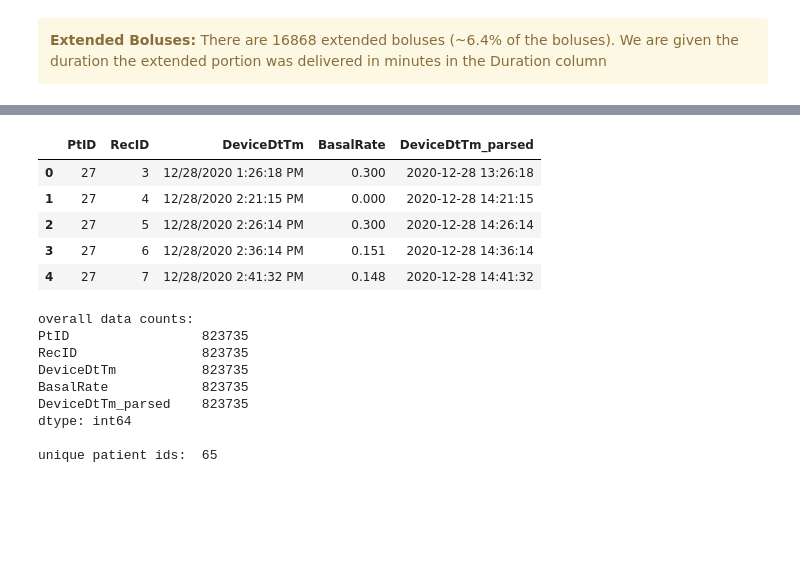
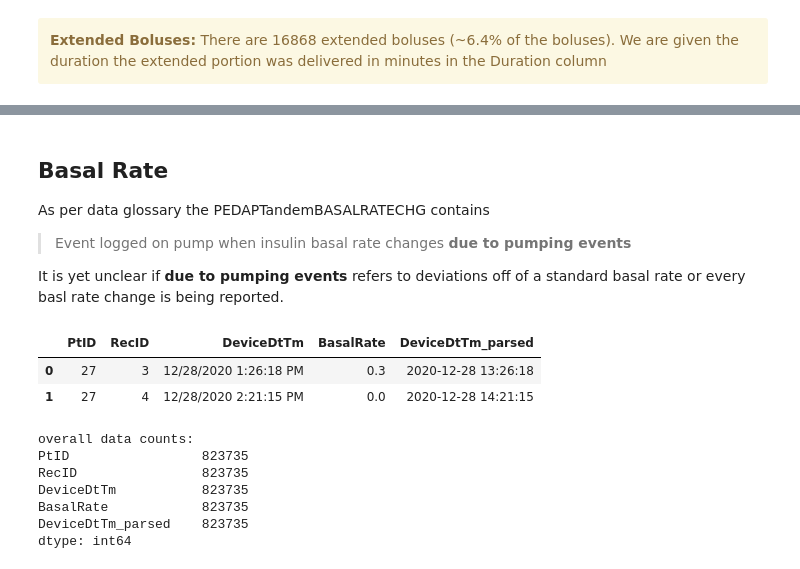
Before and after one commit to nudgebg/egvinsulin, a Jupyter notebook: notebooks/understand-pedap-dataset.ipynb, the cells around one changed output, grey strips where cells are left out. Saved outputs shown, nothing was run; the diff lists cells and outputs as text; code cells hidden in the pictures; blank space fills up the shorter version.

```diff
--- a/notebooks/understand-pedap-dataset.ipynb
+++ b/notebooks/understand-pedap-dataset.ipynb
@@ -320,16 +340,18 @@ Name: count, dtype: int64
+# %% [markdown]
+## Basal Rate
+
+As per data glossary the PEDAPTandemBASALRATECHG contains
+>Event logged on pump when insulin basal rate changes **due to pumping events**
+
+It is yet unclear if **due to pumping events** refers to deviations off of a standard basal rate or every basl rate change is being reported.
 # %%
-display(df_basal.head())
-
+display(df_basal.head(2))
 print("overall data counts:")
 print(df_basal.count(),"\n")
-print("unique patient ids: ", len(df_basal.PtID.unique()))
 # %% [output]
 |  | PtID | RecID | DeviceDtTm | BasalRate | DeviceDtTm_parsed |
-| 0 | 27 | 3 | 12/28/2020 1:26:18 PM | 0.300 | 2020-12-28 13:26:18 |
-| 1 | 27 | 4 | 12/28/2020 2:21:15 PM | 0.000 | 2020-12-28 14:21:15 |
-| 2 | 27 | 5 | 12/28/2020 2:26:14 PM | 0.300 | 2020-12-28 14:26:14 |
-| 3 | 27 | 6 | 12/28/2020 2:36:14 PM | 0.151 | 2020-12-28 14:36:14 |
-| 4 | 27 | 7 | 12/28/2020 2:41:32 PM | 0.148 | 2020-12-28 14:41:32 |
+| 0 | 27 | 3 | 12/28/2020 1:26:18 PM | 0.3 | 2020-12-28 13:26:18 |
+| 1 | 27 | 4 | 12/28/2020 2:21:15 PM | 0.0 | 2020-12-28 14:21:15 |
 overall data counts:
 PtID                 823735
 RecID                823735
@@ -337,5 +359,3 @@ DeviceDtTm           823735
 BasalRate            823735
 DeviceDtTm_parsed    823735
 dtype: int64
-
-unique patient ids:  65
```
Also changed, not shown: parts of 17 cells of this notebook, 4 other files.
